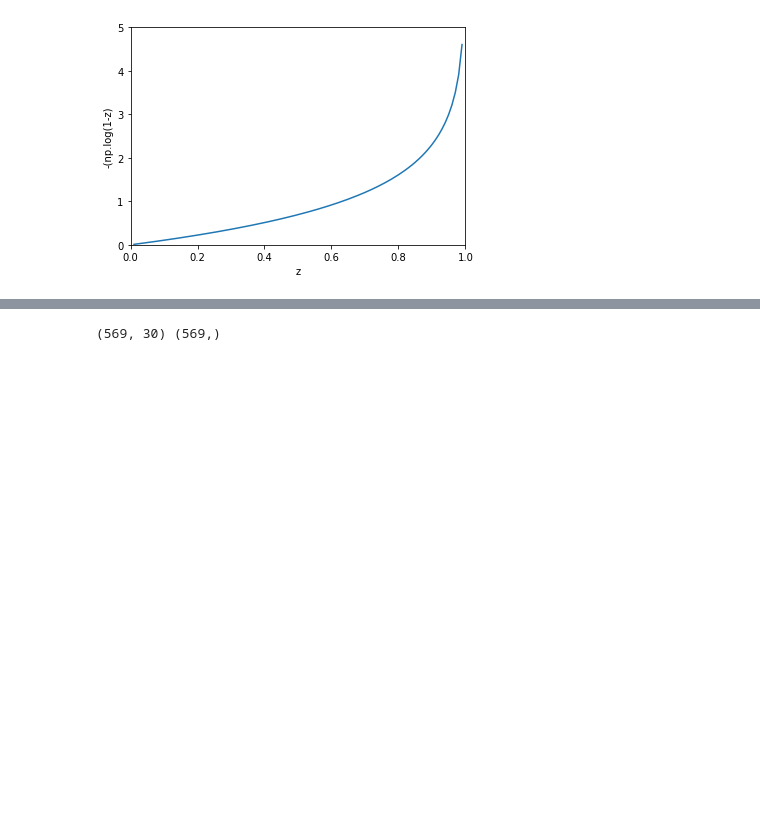
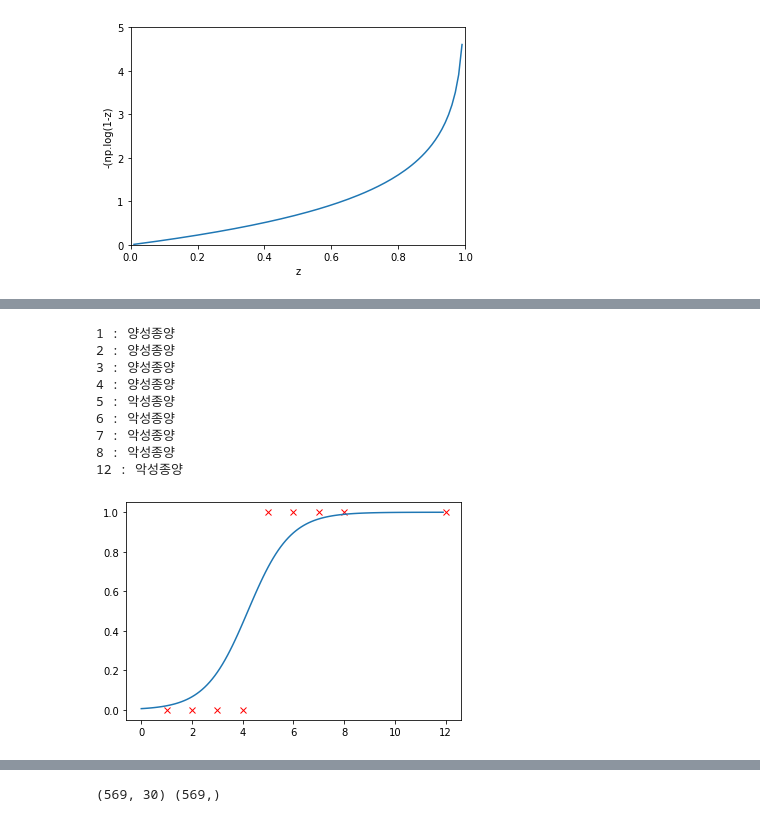
Before and after one commit to kjungmo/SBA2020_dataScience, a Jupyter notebook: (수업내가수정)2.logistic_regression.ipynb, the cells around one changed output, grey strips where cells are left out. Saved outputs shown, nothing was run; the diff lists cells and outputs as text; code cells hidden in the pictures; blank space fills up the shorter version.

```diff
--- a/(수업내가수정)2.logistic_regression.ipynb
+++ b/(수업내가수정)2.logistic_regression.ipynb
@@ -204,3 +280,79 @@ plt.show()
+# %%
+import matplotlib.pyplot as  plt
+import numpy as np
+
+class Neuron:
+
+    def __init__(self):
+        self.w = 1.0     # 가중치를 초기화합니다
+        self.b = 1.0     # 절편을 초기화합니다
+        self.rate = 0.01
+
+    def forpass(self, x):
+        z = x * self.w + self.b       # 직선 방정식을 계산합니다
+        return z
+
+    def backprop(self, x, err):
+        w_grad = x * err    # 가중치에 대한 그래디언트를 계산합니다
+        b_grad = 1 * err    # 절편에 대한 그래디언트를 계산합니다
+        return w_grad, b_grad
+
+    def activation(self, z):
+#         a = z;
+        a = 1/(1+np.exp(-z))
+        return a
+
+    def fit(self, x, y, epochs=200):
+        for i in range(epochs):           # 에포크만큼 반복합니다
+            for x_i, y_i in zip(x, y):    # 모든 샘플에 대해 반복합니다
+                z = self.forpass(x_i) # 정방향 계산
+                a = self.activation(z)
+                err =   a - y_i    # 오차 계산
+                w_grad, b_grad = self.backprop(x_i, err)  # 역방향 계산
+                self.w -= self.rate*w_grad          # 가중치 업데이트
+                self.b -= self.rate*b_grad          # 절편 업데이트
+
+# x = np.array([1,2,3,4,5,6,7,8])
+# y = np.array([0,0,0,0,1,1,1,1])
+x = np.array([1,2,3,4,5,6,7,8,12])
+y = np.array([0,0,0,0,1,1,1,1,1])
+
+neuron = Neuron()
+neuron.fit(x, y, 1000)
+
+for xi, yi in zip(x,y):
+    plt.plot(xi,yi,"rx")
+
+for x_i in x:
+    y_hat = neuron.forpass(x_i)
+    a = neuron.activation(y_hat)
+    if( a >= 0.5 ):
+        print("%d : 악성종양"%x_i)
+    else:
+        print("%d : 양성종양"%x_i)
+    y_temp.append(a)
+
+x = np.arange(0,x[-1],0.1)
+y_temp = []
+
+for i, x_i in enumerate(x):
+    y_hat = neuron.forpass(x_i)
+    a = neuron.activation(y_hat)
+    y_temp.append(a)
+
+plt.plot(x,y_temp)
+plt.show()
+# %% [output]
+1 : 양성종양
+2 : 양성종양
+3 : 양성종양
+4 : 양성종양
+5 : 악성종양
+6 : 악성종양
+7 : 악성종양
+8 : 악성종양
+12 : 악성종양
+[figure, added]
 # %%
 import matplotlib.pyplot as  plt
 import numpy as np
```
Also changed, not shown: parts of 2 cells of this notebook.
